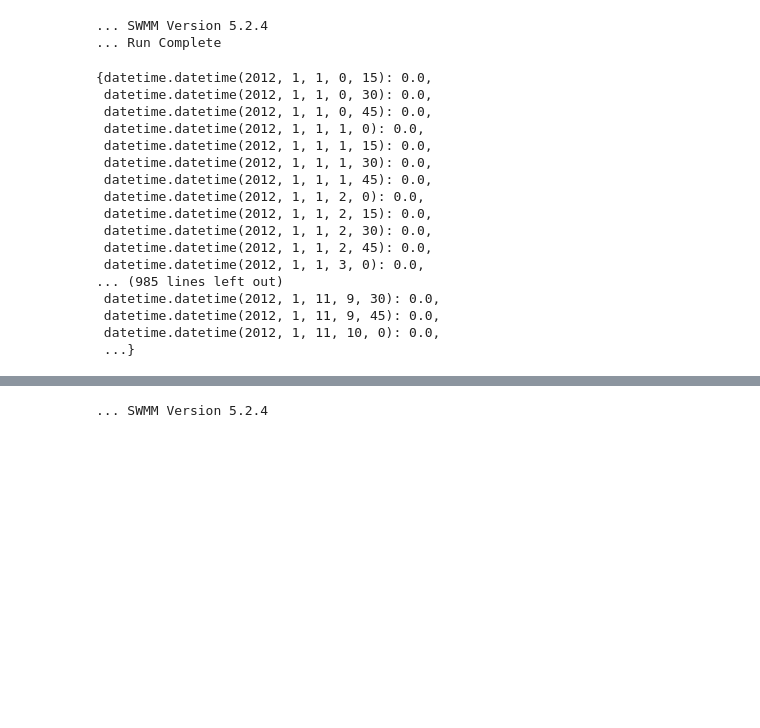
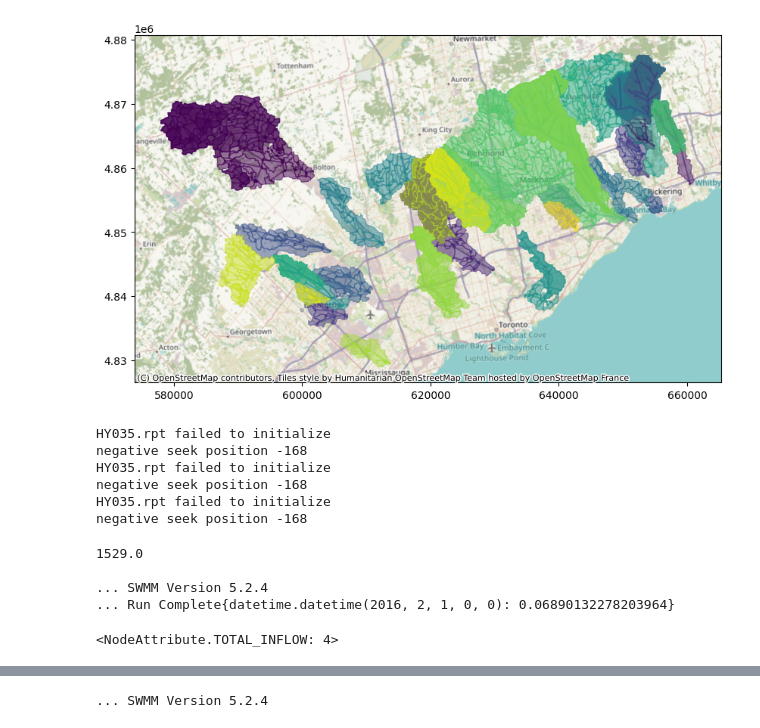
Before and after one commit to everettsp/optswmm, a Jupyter notebook: main.ipynb, the cells around one changed output, grey strips where cells are left out. Saved outputs shown, nothing was run; the diff lists cells and outputs as text; code cells hidden in the pictures; blank space fills up the shorter version.

```diff
--- a/main.ipynb
+++ b/main.ipynb
@@ -39,32 +78,66 @@ oc.cfg
+# %%
+import contextily as ctx
+
+
+fig, ax = plt.subplots(1, 1, figsize=(10, 6))
+
+model_dir = Path(r"C:\Users\everett\Documents\GitHub\camus_to\data\models\swmm")
+subdirs = [f for f in model_dir.iterdir() if f.is_dir()]
+import matplotlib.cm as cm
+import matplotlib.colors as mcolors
+
+norm = mcolors.Normalize(vmin=0, vmax=len(subdirs))
+cmap = cm.get_cmap('viridis', len(subdirs))
+
+for ii, subdir in enumerate(subdirs):
+    mdl = Model(str(subdir / f"{subdir.name}.inp"), crs="epsg:26917")
+    mdl.subcatchments.geodataframe.plot(ax=ax, label=subdir.name, edgecolor=cmap(norm(ii)), alpha=0.5, facecolor=cmap(norm(ii)))
+    mdl.nodes.geodataframe.plot(ax=ax, label=subdir.name, edgecolor=cmap(norm(ii)), alpha=0.5, facecolor=cmap(norm(ii)), markersize=3)
+    mdl.links.geodataframe.plot(ax=ax, label=subdir.name, edgecolor=cmap(norm(ii)), alpha=0.5, facecolor=cmap(norm(ii)))
+ctx.add_basemap(ax, crs="epsg:26917")
+# %% [output]
+[figure, added]
+# %%
+from utils.calparams import CalParam
+
+cps = list()
+cps.append(CalParam(section='infiltration', attribute='CurveNum', lower=1, upper=1, lower_bound=0, upper_bound=100, distributed=True))
+cps.append(CalParam(section='subcatchments', attribute='Width', lower=0.5, upper=0.5, lower_bound=0.1, upper_bound=10**6, distributed=True))
+#cps.append(CalParam(section='subcatchments', attribute='PercSlope', lower=1, upper=1, lower_bound=0, upper_bound=100, distributed=True))
+cps.append(CalParam(section='subcatchments', attribute='Area', lower=1, upper=0, lower_bound=0, upper_bound=1E6, distributed=True))
+
+from swmmio import Model
+cps_distributed = []
+for cp in cps:
+    cps_distributed += cp.distribute(Model(str(model_file)))
+
+# update the bounds relative to the initial values of each calibration parameter
+cps_distributed = [cp.set_relative_bounds(upper=cp.upper, lower=cp.lower) for cp in cps_distributed]
+# %% [output]
+HY035.rpt failed to initialize
+negative seek position -168
+HY035.rpt failed to initialize
+negative seek position -168
+HY035.rpt failed to initialize
+negative seek position -168
 # %%
-with Simulation(str(model_file)) as sim:
+with Simulation(str(model_file), outputfile="test.out") as sim:
+    S1 = Subcatchments(sim)["s1"]
+    print(S1.area)
     sim.execute()
-
 
 from pyswmm import Output
 from swmm.toolkit import shared_enum
 
+with Output("test.out") as out:
+    ok = out.node_series("HY035", shared_enum.NodeAttribute.TOTAL_INFLOW)
 
+
+print(ok)
 shared_enum.NodeAttribute.TOTAL_INFLOW
-
-from utils.swmmutils import get_model_path
 # %% [output]
+1529.0
+
 ... SWMM Version 5.2.4
-... Run Complete
+... Run Complete{datetime.datetime(2016, 2, 1, 0, 0): 0.06890132278203964}
-{datetime.datetime(2012, 1, 1, 0, 15): 0.0,
- datetime.datetime(2012, 1, 1, 0, 30): 0.0,
- datetime.datetime(2012, 1, 1, 0, 45): 0.0,
- datetime.datetime(2012, 1, 1, 1, 0): 0.0,
- datetime.datetime(2012, 1, 1, 1, 15): 0.0,
- datetime.datetime(2012, 1, 1, 1, 30): 0.0,
- datetime.datetime(2012, 1, 1, 1, 45): 0.0,
- datetime.datetime(2012, 1, 1, 2, 0): 0.0,
- datetime.datetime(2012, 1, 1, 2, 15): 0.0,
- datetime.datetime(2012, 1, 1, 2, 30): 0.0,
- datetime.datetime(2012, 1, 1, 2, 45): 0.0,
- datetime.datetime(2012, 1, 1, 3, 0): 0.0,
-... (985 lines left out)
- datetime.datetime(2012, 1, 11, 9, 30): 0.0,
- datetime.datetime(2012, 1, 11, 9, 45): 0.0,
- datetime.datetime(2012, 1, 11, 10, 0): 0.0,
- ...}
+<NodeAttribute.TOTAL_INFLOW: 4>
```
Also changed, not shown: parts of 13 cells of this notebook, 10 other files.
